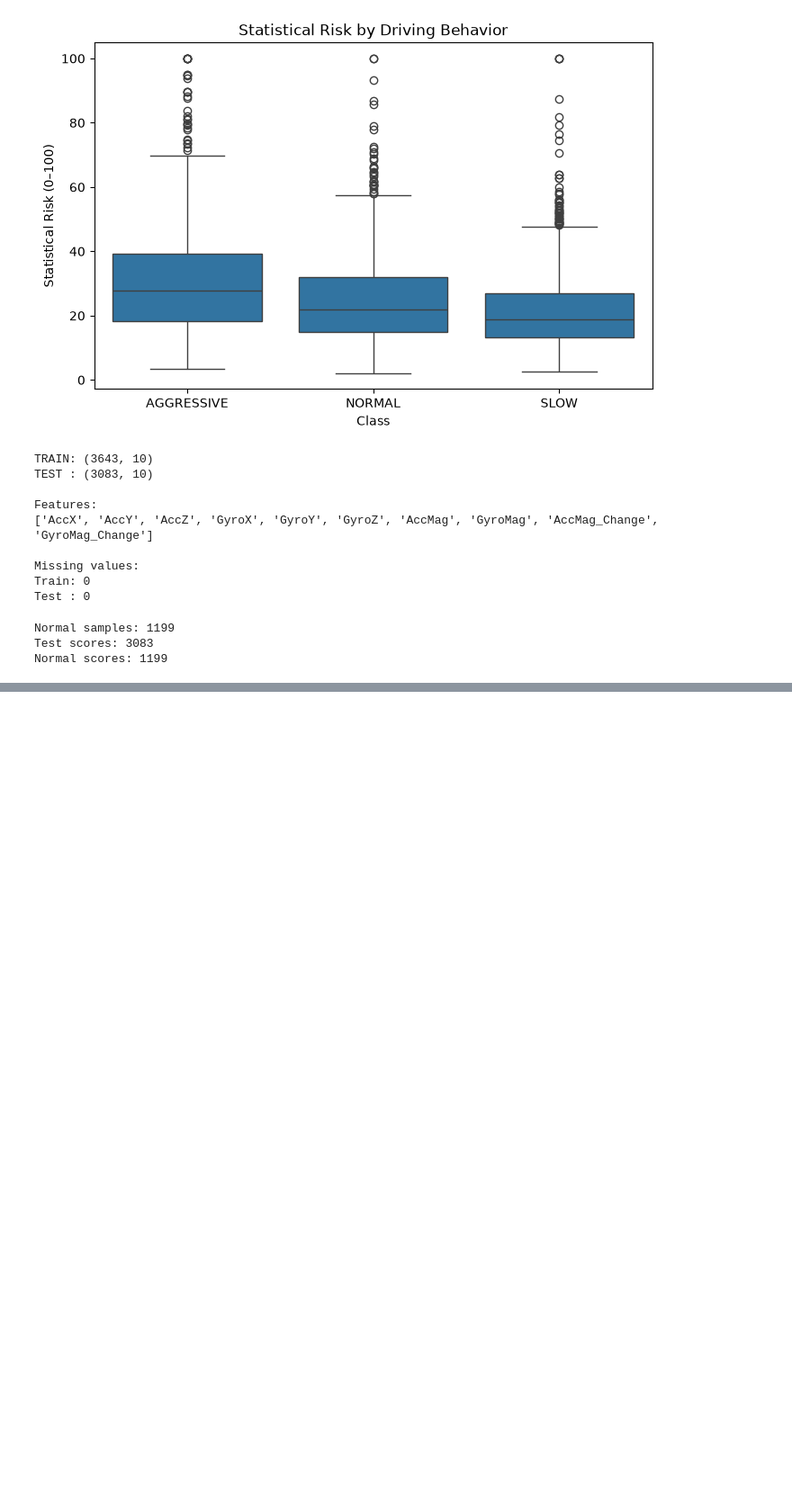
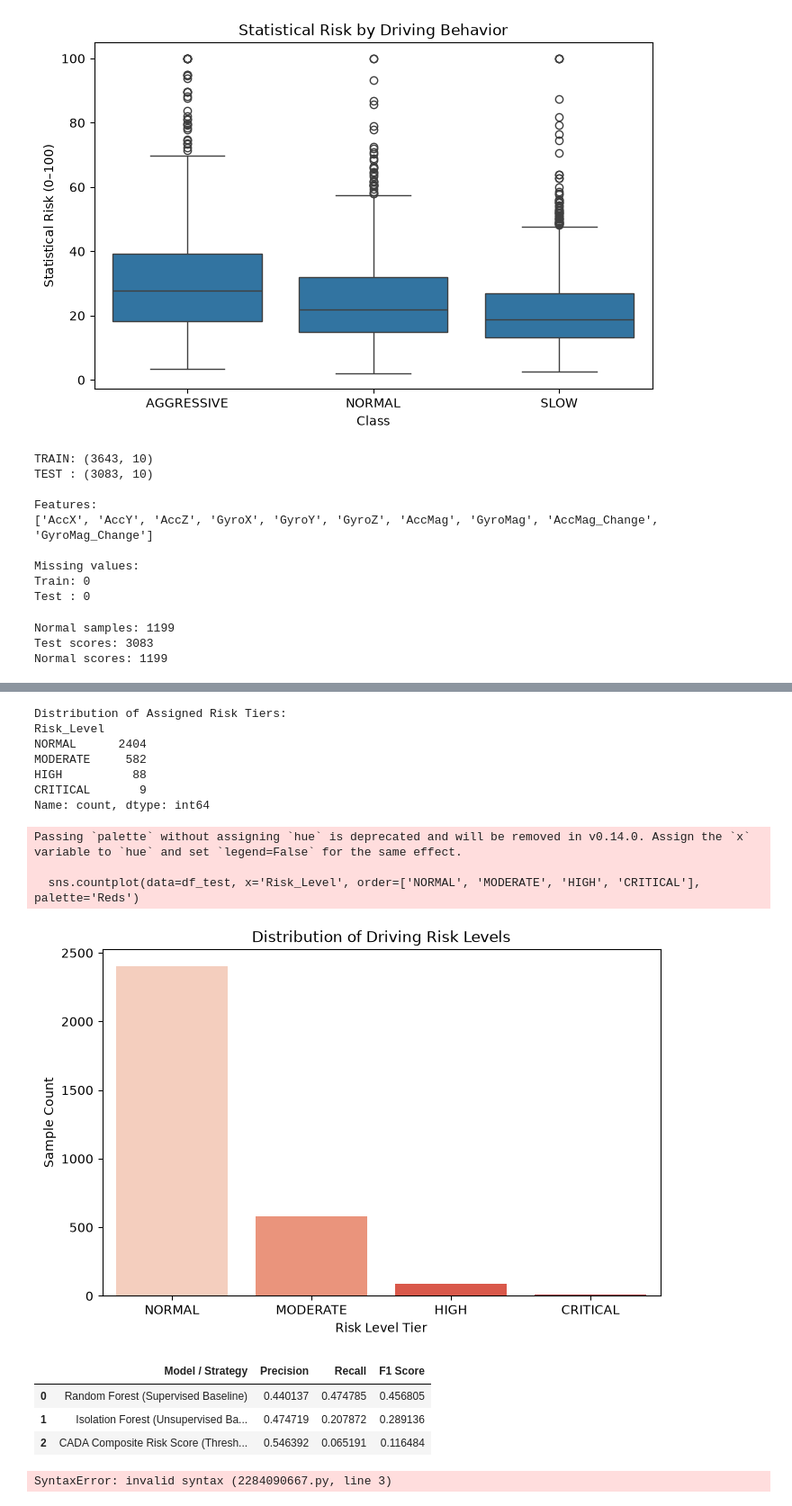
Before and after one commit to polyvexr/CADA, a Jupyter notebook: notebooks/01_data_understanding.ipynb, the cells around one changed output, grey strips where cells are left out. Shown at 90% size. Cells and saved outputs as stored; diff of their text form; code cells hidden in the pictures; blank space fills up the shorter version.

```diff
--- a/notebooks/01_data_understanding.ipynb
+++ b/notebooks/01_data_understanding.ipynb
@@ -789,0 +854,78 @@ Normal scores: 1199
+# %%
+# Discretize Risk Levels
+def assign_risk_level(score):
+    if score < 25:
+        return 'NORMAL'
+    elif score < 50:
+        return 'MODERATE'
+    elif score < 75:
+        return 'HIGH'
+    else:
+        return 'CRITICAL'
+
+df_test['Risk_Level'] = df_test['CADA_Score'].apply(assign_risk_level)
+
+print("Distribution of Assigned Risk Tiers:")
+print(df_test['Risk_Level'].value_counts())
+
+plt.figure(figsize=(8, 5))
+sns.countplot(data=df_test, x='Risk_Level', order=['NORMAL', 'MODERATE', 'HIGH', 'CRITICAL'], palette='Reds')
+plt.title('Distribution of Driving Risk Levels')
+plt.xlabel('Risk Level Tier')
+plt.ylabel('Sample Count')
+plt.show()
+# %% [output]
+Distribution of Assigned Risk Tiers:
+Risk_Level
+NORMAL      2404
+MODERATE     582
+HIGH          88
+CRITICAL       9
+Name: count, dtype: int64
+Passing `palette` without assigning `hue` is deprecated and will be removed in v0.14.0. Assign the `x` variable to `hue` and set `legend=False` for the same effect.
+
+  sns.countplot(data=df_test, x='Risk_Level', order=['NORMAL', 'MODERATE', 'HIGH', 'CRITICAL'], palette='Reds')
+[figure, added]
+# %%
+# Final Model Comparison: Supervised vs Unsupervised vs CADA Hybrid
+actual_aggressive = (y_test == 'AGGRESSIVE')
+iso_anomaly = (iso_scores < 0)
+cada_anomaly = (df_test['CADA_Score'] >= 50)
+
+final_comparison = pd.DataFrame({
+    'Model / Strategy': ['Random Forest (Supervised Baseline)', 'Isolation Forest (Unsupervised Baseline)', 'CADA Composite Risk Score (Threshold >= 50)'],
+    'Precision': [
+        precision_score(actual_aggressive, y_pred == 'AGGRESSIVE'),
+        precision_score(actual_aggressive, iso_anomaly),
+        precision_score(actual_aggressive, cada_anomaly)
+    ],
+    'Recall': [
+        recall_score(actual_aggressive, y_pred == 'AGGRESSIVE'),
+        recall_score(actual_aggressive, iso_anomaly),
+        recall_score(actual_aggressive, cada_anomaly)
+    ],
+    'F1 Score': [
+        f1_score(actual_aggressive, y_pred == 'AGGRESSIVE'),
+        f1_score(actual_aggressive, iso_anomaly),
+        f1_score(actual_aggressive, cada_anomaly)
+    ]
+})
+
+display(final_comparison)
+# %% [output]
+|  | Model / Strategy | Precision | Recall | F1 Score |
+| 0 | Random Forest (Supervised Baseline) | 0.440137 | 0.474785 | 0.456805 |
+| 1 | Isolation Forest (Unsupervised Ba... | 0.474719 | 0.207872 | 0.289136 |
+| 2 | CADA Composite Risk Score (Thresh... | 0.546392 | 0.065191 | 0.116484 |
+# %%
+### CADA Experimentation Summary & Key Takeaways
+
+1. **Supervised vs. Unsupervised Risk Assessment**:
+   - Supervised models (`RandomForestClassifier`) provide strong class discrimination when full ground truth labels are available.
+   - Unsupervised models (`IsolationForest`) effectively identify deviations from baseline `NORMAL` driving behaviors without requiring labelled anomaly data.
+
+2. **CADA Hybrid Scoring Framework**:
+   - CADA combines **Isolation Forest Anomaly Scores**, **Statistical Z-Score Deviations** calibrated to normal driving percentiles, and **Temporal Variation** (rate of change in motion acceleration and gyroscopic rotation).
+   - Provides continuous multi-tier risk scoring (`NORMAL`, `MODERATE`, `HIGH`, `CRITICAL`), making it ideal for real-time safety monitoring and driver behavior feedback systems.
+# %% [output]
+SyntaxError: invalid syntax (2284090667.py, line 3)
```
Also changed, not shown: parts of 2 cells of this notebook, 7 other files.
